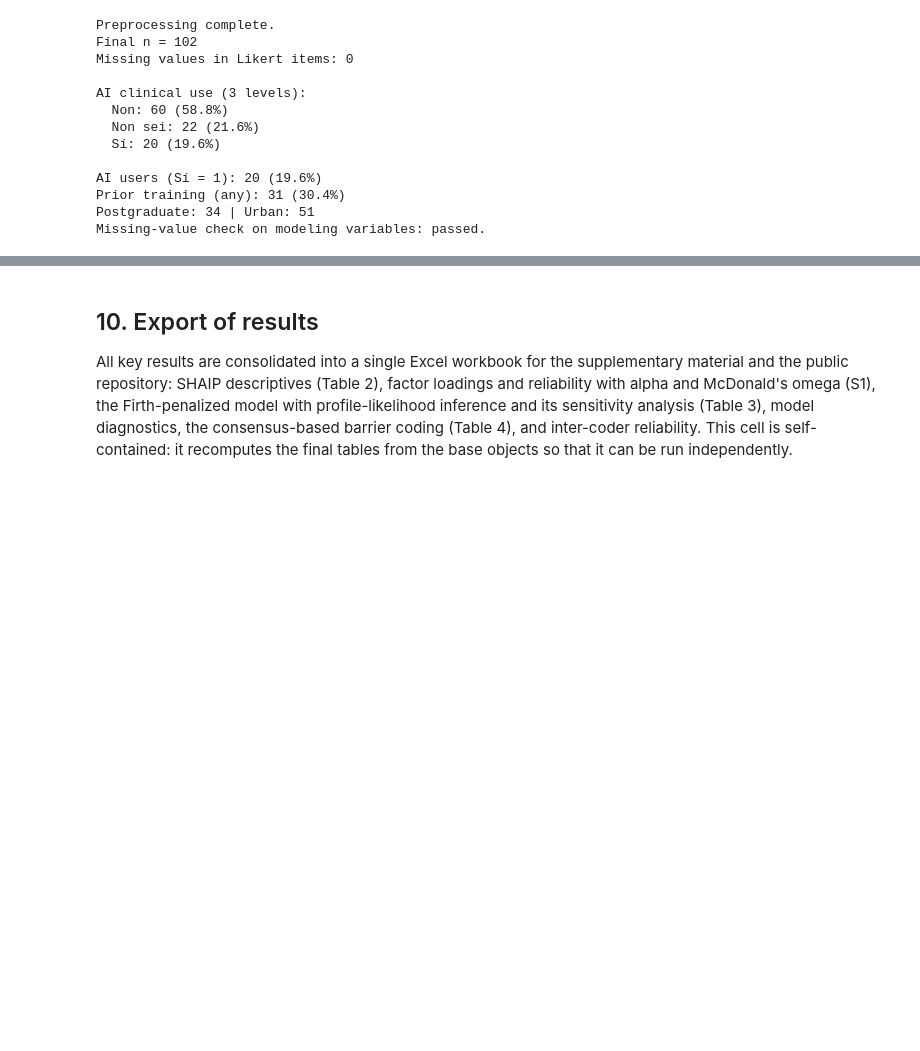
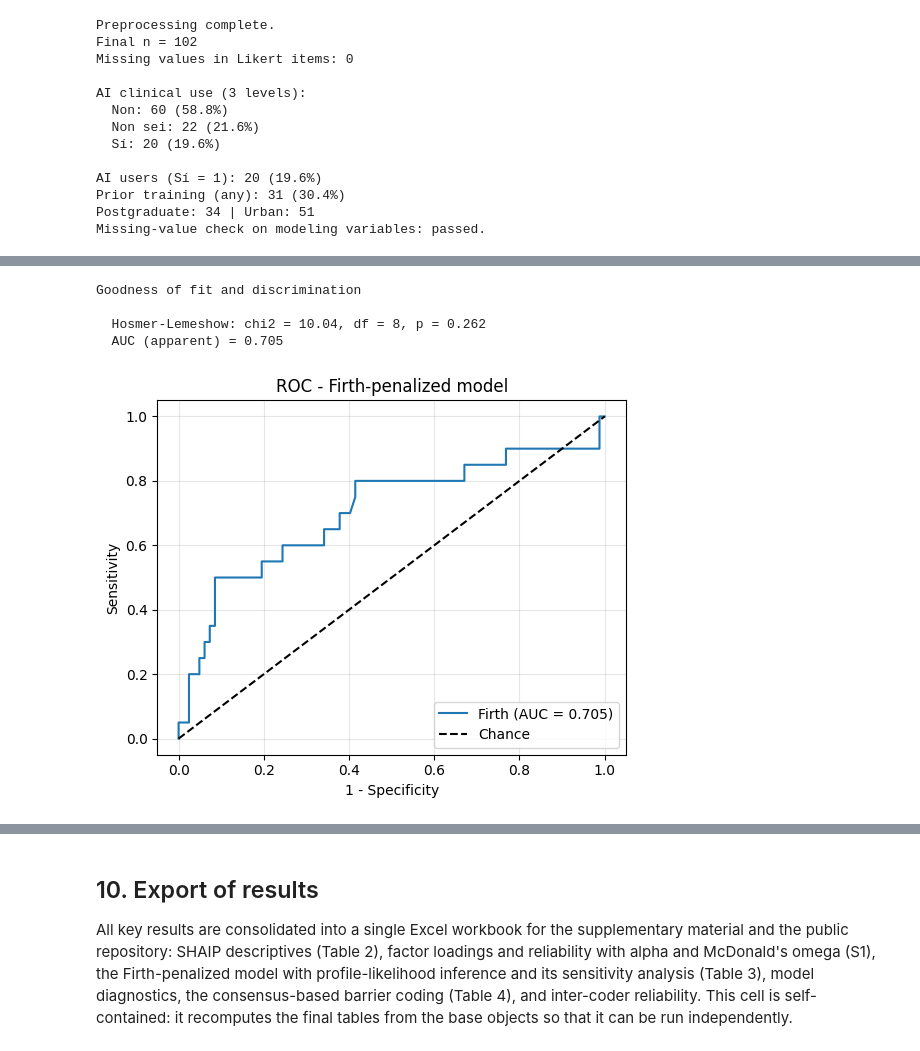
Before and after one commit to adrian-ai-salud/Resultados-estudio-, a Jupyter notebook: Resultados_Estudio_UNIR_1.ipynb, the cells around one changed output, grey strips where cells are left out. Saved outputs shown, nothing was run; the diff lists cells and outputs as text; code cells hidden in the pictures; blank space fills up the shorter version.

```diff
--- a/Resultados_Estudio_UNIR_1.ipynb
+++ b/Resultados_Estudio_UNIR_1.ipynb
@@ -683,12 +201,0 @@ plt.savefig('roc_firth.png', dpi=300, bbox_inches='tight'); plt.show()
-# %%
-print('📋 Sensitivity analysis — excluding "Non sei" responses\n')
-dfs = df[df.ai_clinical_use.isin(['Sí','Non'])]
-Xs = sm.add_constant(dfs[preds]).values.astype(float); ys = dfs['ai_user'].values.astype(float)
-bs = firth_fit(Xs, ys); lls = firth_loglik(bs, Xs, ys)
-print(f'   n = {len(dfs)} (vs 102), events = {int(ys.sum())}, EPV = {int(ys.sum())/4:.1f}')
-print('\n   Variable        OR      95% CI (profile)     p')
-for j, v in enumerate(names):
-    if v == 'const': continue
-    lo, hi = profile_ci(Xs, ys, j, lls, bs[j]); _, p = plr_p(Xs, ys, j, lls)
-    print(f'   {v:13s}{np.exp(bs[j]):7.3f}   ({np.exp(lo):.2f}–{np.exp(hi):.2f}){"":6}{p:.3f}')
-print('\n   → Prior training remains the only significant predictor (direction unchanged).')
@@ -984,0 +653,35 @@ TABLE 4 — Barriers (human consensus, n=101)
+# %%
+print('Goodness of fit and discrimination\n')
+eta = np.clip(X @ bhat, -30, 30); prob = 1 / (1 + np.exp(-eta))
+
+# Hosmer-Lemeshow
+dfh = pd.DataFrame({'y': y, 'p': prob})
+dfh['g'] = pd.qcut(dfh.p, 10, duplicates='drop')
+o = dfh.groupby('g', observed=True)['y'].agg(['sum', 'count'])
+e = dfh.groupby('g', observed=True)['p'].sum()
+o['e'] = e; o['eno'] = o['count'] - o['e']; o['ono'] = o['count'] - o['sum']
+hl = (((o['sum'] - o['e'])**2 / o['e']) +
+      ((o['ono'] - o['eno'])**2 / o['eno'])).sum()
+hldf = len(o) - 2
+print(f'  Hosmer-Lemeshow: chi2 = {hl:.2f}, df = {hldf}, '
+      f'p = {1 - stats.chi2.cdf(hl, hldf):.3f}')
+
+# Apparent discrimination (AUC) and ROC
+auc = roc_auc_score(y, prob)
+print(f'  AUC (apparent) = {auc:.3f}')
+fpr, tpr, _ = roc_curve(y, prob)
+plt.figure(figsize=(5.5, 4.5))
+plt.plot(fpr, tpr, label=f'Firth (AUC = {auc:.3f})')
+plt.plot([0, 1], [0, 1], 'k--', label='Chance')
+plt.xlabel('1 - Specificity'); plt.ylabel('Sensitivity')
+plt.legend(loc='lower right')
+plt.title('ROC - Firth-penalized model'); plt.grid(alpha=.3)
+plt.tight_layout()
+plt.savefig('roc_firth.png', dpi=300, bbox_inches='tight')
+plt.show()
+# %% [output]
+Goodness of fit and discrimination
+
+  Hosmer-Lemeshow: chi2 = 10.04, df = 8, p = 0.262
+  AUC (apparent) = 0.705
+[figure, added]
```
Also changed, not shown: parts of 41 cells of this notebook.
